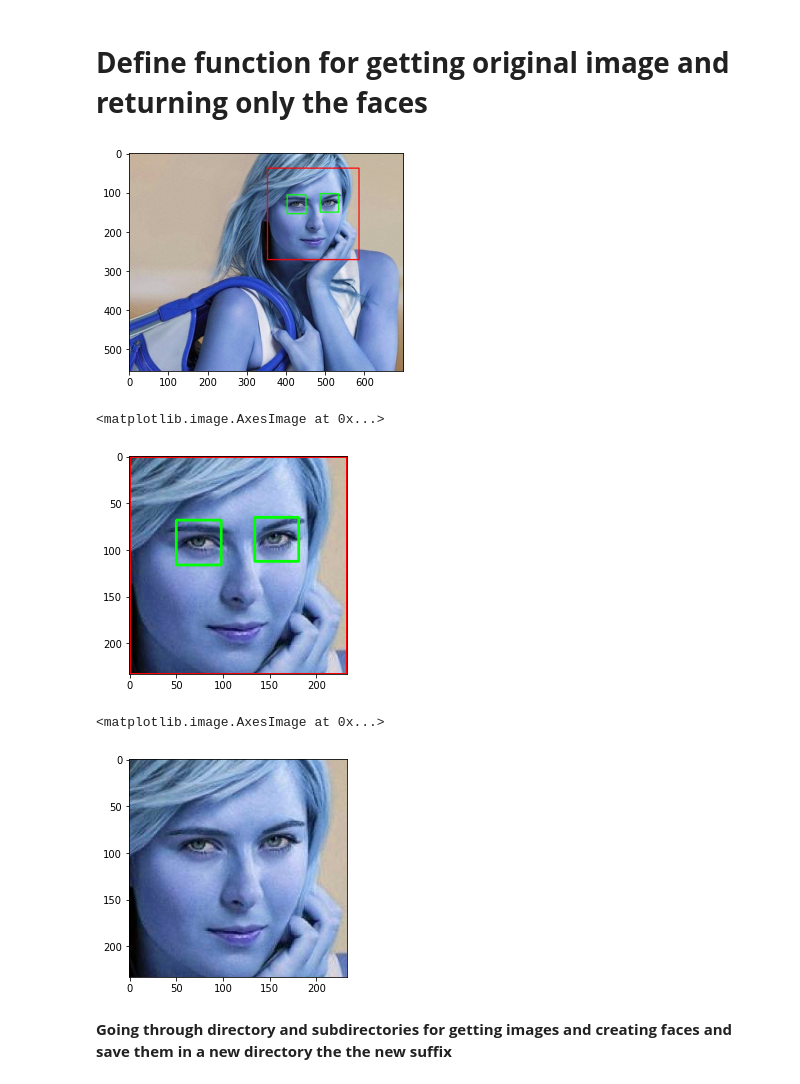
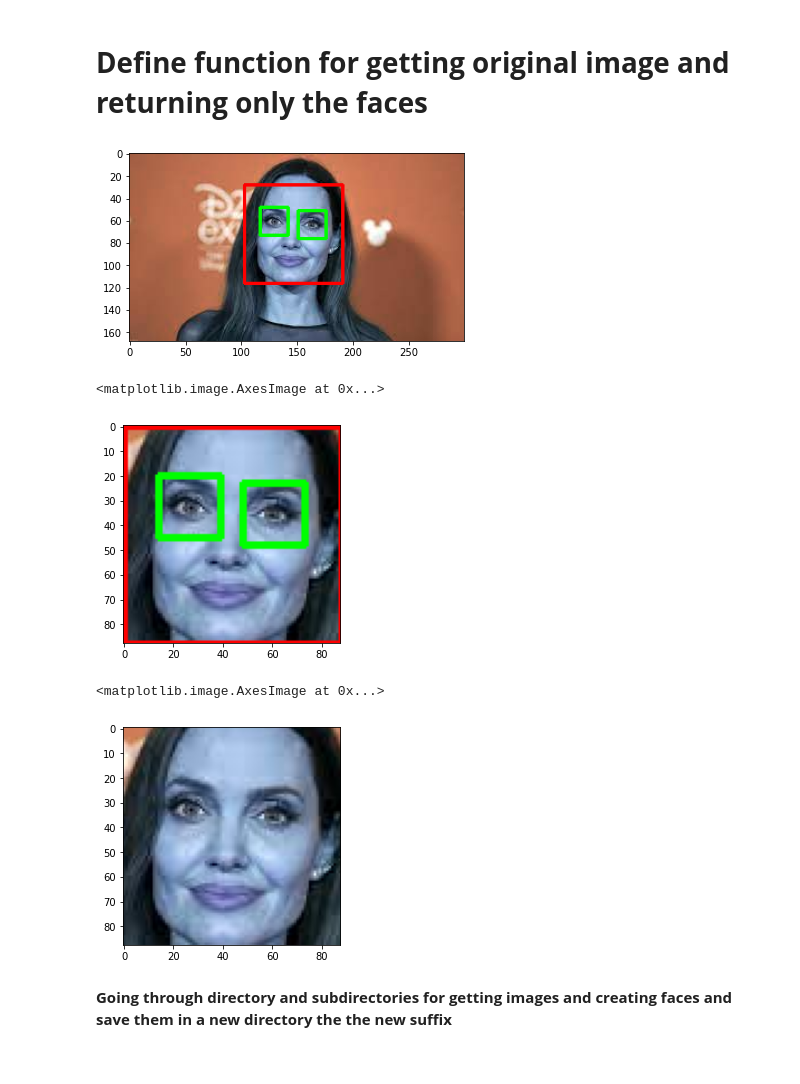
Before and after one commit to abol-hasan/Image_classification_Opencv_ML, a Jupyter notebook: Image_clssification_openCV_ML_1.ipynb, the cells around one changed output. Cells and saved outputs as stored; diff of their text form; code cells hidden in the pictures.

```diff
--- a/Image_clssification_openCV_ML_1.ipynb
+++ b/Image_clssification_openCV_ML_1.ipynb
@@ -6,6 +6,6 @@ import cv2
 import matplotlib.pyplot as plt
 # %%
 # Reading image through cv2
-image = cv2.imread('/content/drive/MyDrive/sharapova/sharapova1.jpg')
+image = cv2.imread('/content/drive/MyDrive/jolie/jolie1.jpg')
 image.shape
 # %% [output]
@@ -63,12 +63,12 @@ plt.figure()
 plt.imshow(face_image, cmap='gray')
 plt.show()
 # %% [output]
-[figure, old version]
+[figure, new version]
 # %%
 plt.imshow(roi_color)
 # %% [output]
 <matplotlib.image.AxesImage at 0x...>
-[figure, old version]
+[figure, new version]
 # %%
 def create_only_faces(image_path):
 
@@ -101,11 +101,11 @@ def create_only_faces_otherversion(image_path):
 
     return roi_color
 # %%
-sliced_image_0 = create_only_faces_otherversion('/content/drive/MyDrive/sharapova/sharapova1.jpg')
+sliced_image_0 = create_only_faces_otherversion('/content/drive/MyDrive/jolie/jolie1.jpg')
 plt.imshow(sliced_image_0)
 # %% [output]
 <matplotlib.image.AxesImage at 0x...>
-[figure, old version]
+[figure, new version]
 # %% [markdown]
 **Going through directory and subdirectories for getting images and creating faces and save them in a new directory the the new suffix**
 # %%
```
Also changed, not shown: parts of 9 cells of this notebook.
